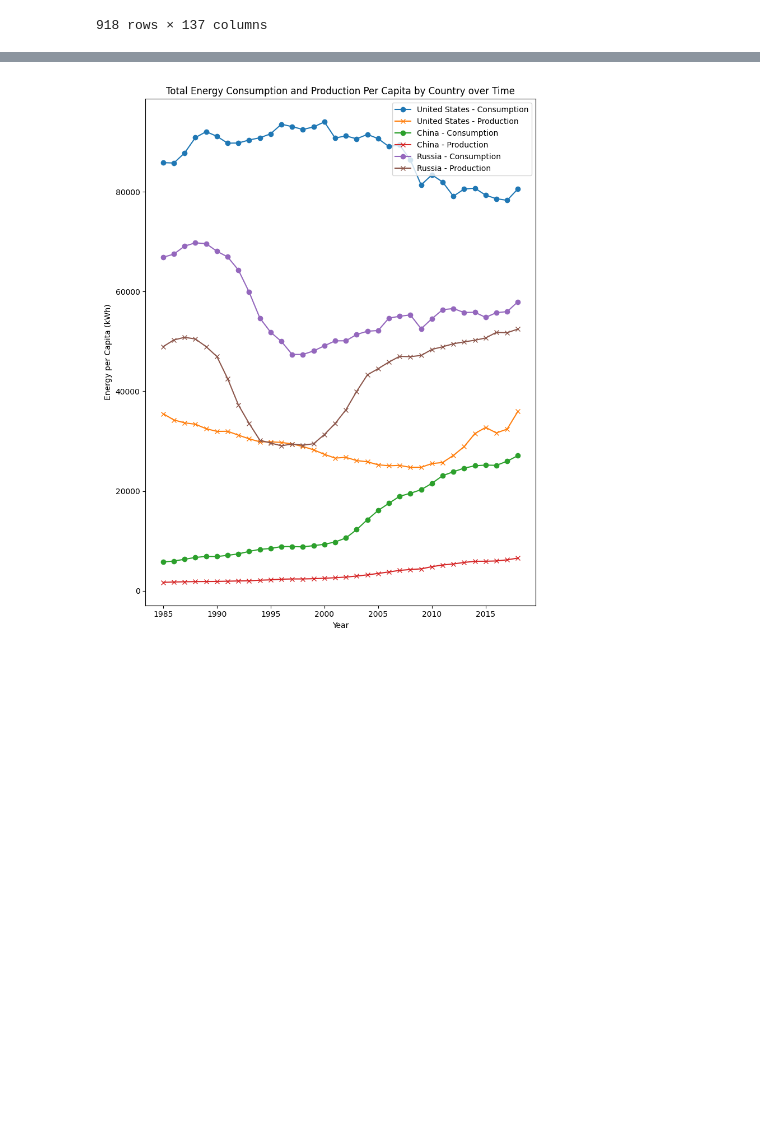
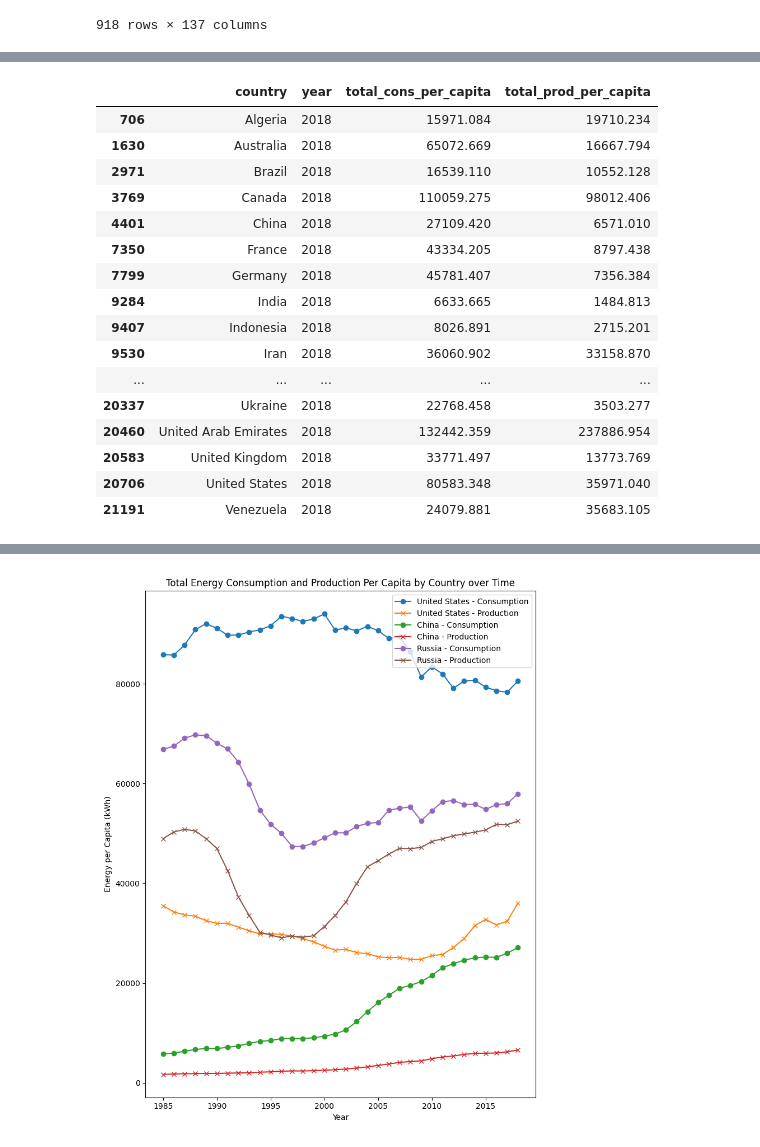
Before and after one commit to skythelimitdt/data_analytics_proj1, a Jupyter notebook: amy_world_energy_consumption.ipynb, the cells around one changed output, grey strips where cells are left out. Drawn from its saved outputs; the diff is of its cells as text; code cells hidden in the pictures; blank space fills up the shorter version.

```diff
--- a/amy_world_energy_consumption.ipynb
+++ b/amy_world_energy_consumption.ipynb
@@ -120,17 +123,17 @@ world_energy_df
 22012 rows × 133 columns
 # %%
 # Create a new column for the non-renewable energy production, total_ per capita
-world_energy_df['non-renewables_prod_per_capita'] = (
+world_energy_df['non_renewables_prod_per_capita'] = (
     world_energy_df['oil_prod_per_capita'] + world_energy_df['coal_elec_per_capita'] + world_energy_df['gas_elec_per_capita'] + world_energy_df['nuclear_elec_per_capita']
 )
 world_energy_df['total_prod_per_capita'] = (
-    world_energy_df['non-renewables_prod_per_capita'] + world_energy_df['renewables_elec_per_capita']
+    world_energy_df['non_renewables_prod_per_capita'] + world_energy_df['renewables_elec_per_capita']
 )
-world_energy_df['non-renewables_cons_per_capita'] = (
+world_energy_df['non_renewables_cons_per_capita'] = (
     world_energy_df['oil_energy_per_capita'] + world_energy_df['coal_cons_per_capita'] + world_energy_df['gas_energy_per_capita'] + world_energy_df['nuclear_energy_per_capita']
 )
 world_energy_df['total_cons_per_capita'] = (
-    world_energy_df['non-renewables_cons_per_capita'] + world_energy_df['renewables_energy_per_capita'])
+    world_energy_df['non_renewables_cons_per_capita'] + world_energy_df['renewables_energy_per_capita'])
 
 world_energy_df.head()
 # %% [output]
@@ -264,9 +267,9 @@ top_country_df
 | 21191 | Venezuela | 2018 | VEN | 29825652.0 | 3.094130e+11 | 0.0 | 0.0 | ... |
 918 rows × 137 columns
 # %%
-pd.set_option("display.max_columns", None)
-count_result = top_country_df.count()
-count_result
+# pd.set_option("display.max_columns", None)
+# count_result = top_country_df.count()
+# count_result
 # %% [output]
 country                           918
 year                              918
@@ -510 +632,22 @@ production_2018_country_plot = year_2018_country_df.hvplot.bar(
+# %%
+
+filtered_df
+# %% [output]
+|  | country | year | total_cons_per_capita | total_prod_per_capita |
+| 706 | Algeria | 2018 | 15971.084 | 19710.234 |
+| 1630 | Australia | 2018 | 65072.669 | 16667.794 |
+| 2971 | Brazil | 2018 | 16539.110 | 10552.128 |
+| 3769 | Canada | 2018 | 110059.275 | 98012.406 |
+| 4401 | China | 2018 | 27109.420 | 6571.010 |
+| 7350 | France | 2018 | 43334.205 | 8797.438 |
+| 7799 | Germany | 2018 | 45781.407 | 7356.384 |
+| 9284 | India | 2018 | 6633.665 | 1484.813 |
+| 9407 | Indonesia | 2018 | 8026.891 | 2715.201 |
+| 9530 | Iran | 2018 | 36060.902 | 33158.870 |
+| ... | ... | ... | ... | ... |
+| 20337 | Ukraine | 2018 | 22768.458 | 3503.277 |
+| 20460 | United Arab Emirates | 2018 | 132442.359 | 237886.954 |
+| 20583 | United Kingdom | 2018 | 33771.497 | 13773.769 |
+| 20706 | United States | 2018 | 80583.348 | 35971.040 |
+| 21191 | Venezuela | 2018 | 24079.881 | 35683.105 |
 # %%
```
Also changed, not shown: parts of 25 cells of this notebook.
